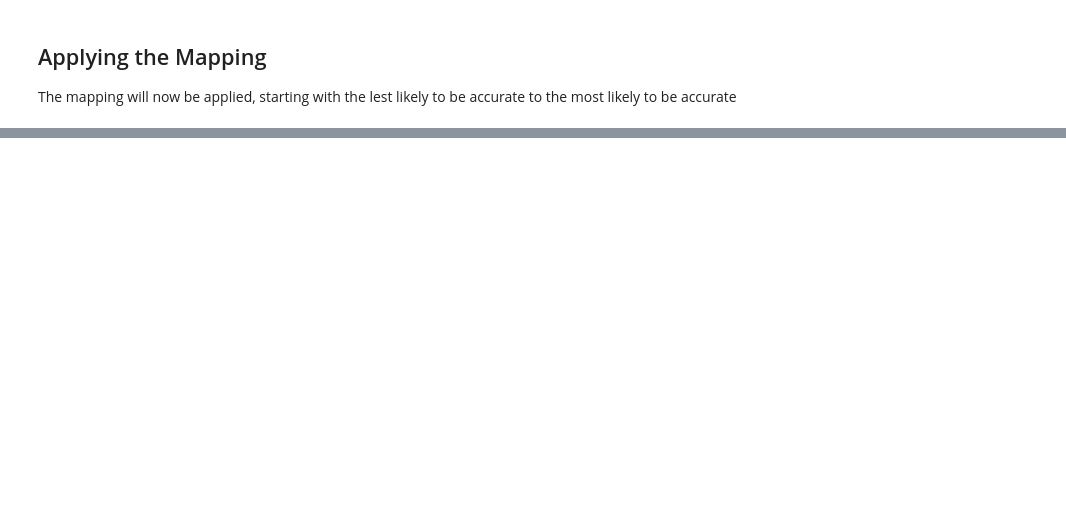
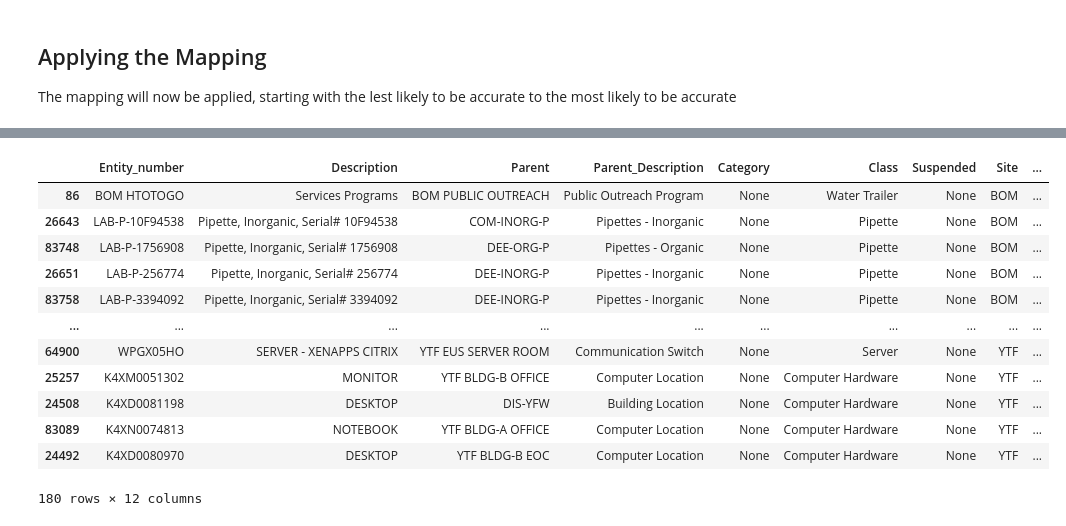
Before and after one commit to TW-ASMP/TWONTO, a Jupyter notebook: Avantis Mapping/Avantis Mapping Instructions.ipynb, the cells around one changed output, grey strips where cells are left out. Cells and saved outputs as stored; diff of their text form; code cells hidden in the pictures; blank space fills up the shorter version.

```diff
--- a/Avantis Mapping/Avantis Mapping Instructions.ipynb
+++ b/Avantis Mapping/Avantis Mapping Instructions.ipynb
@@ -288,0 +351,16 @@ df[df['Valid_Class'].isna()]
+# %%
+df_auto_sample
+# %% [output]
+|  | Entity_number | Description | Parent | Parent_Description | Category | Class | Suspended | Site | ... |
+| 86 | BOM HTOTOGO | Services Programs | BOM PUBLIC OUTREACH | Public Outreach Program | None | Water Trailer | None | BOM | ... |
+| 26643 | LAB-P-10F94538 | Pipette, Inorganic, Serial# 10F94538 | COM-INORG-P | Pipettes - Inorganic | None | Pipette | None | BOM | ... |
+| 83748 | LAB-P-1756908 | Pipette, Inorganic, Serial# 1756908 | DEE-ORG-P | Pipettes - Organic | None | Pipette | None | BOM | ... |
+| 26651 | LAB-P-256774 | Pipette, Inorganic, Serial# 256774 | DEE-INORG-P | Pipettes - Inorganic | None | Pipette | None | BOM | ... |
+| 83758 | LAB-P-3394092 | Pipette, Inorganic, Serial# 3394092 | DEE-INORG-P | Pipettes - Inorganic | None | Pipette | None | BOM | ... |
+| ... | ... | ... | ... | ... | ... | ... | ... | ... | ... |
+| 64900 | WPGX05HO | SERVER - XENAPPS CITRIX | YTF EUS SERVER ROOM | Communication Switch | None | Server | None | YTF | ... |
+| 25257 | K4XM0051302 | MONITOR | YTF BLDG-B OFFICE | Computer Location | None | Computer Hardware | None | YTF | ... |
+| 24508 | K4XD0081198 | DESKTOP | DIS-YFW | Building Location | None | Computer Hardware | None | YTF | ... |
+| 83089 | K4XN0074813 | NOTEBOOK | YTF BLDG-A OFFICE | Computer Location | None | Computer Hardware | None | YTF | ... |
+| 24492 | K4XD0080970 | DESKTOP | YTF BLDG-B EOC | Computer Location | None | Computer Hardware | None | YTF | ... |
+180 rows × 12 columns
```
Also changed, not shown: parts of 9 cells of this notebook, 5 other files.
